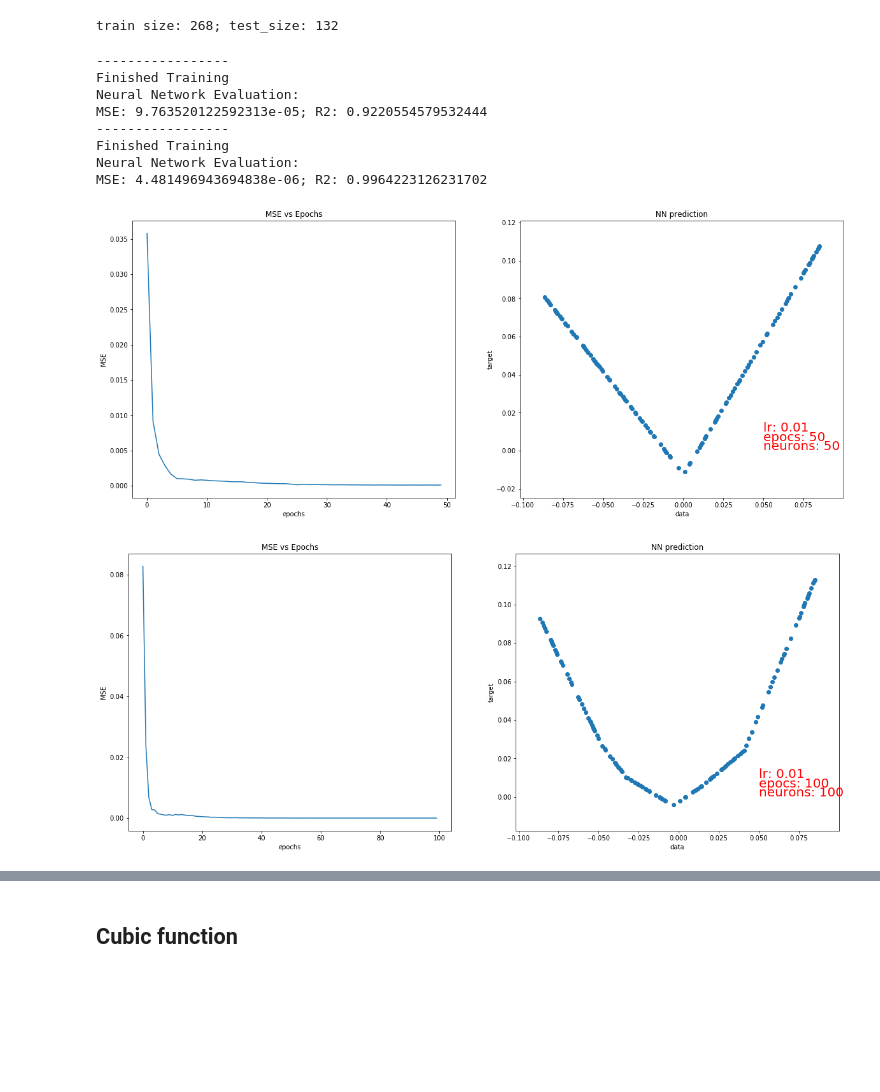
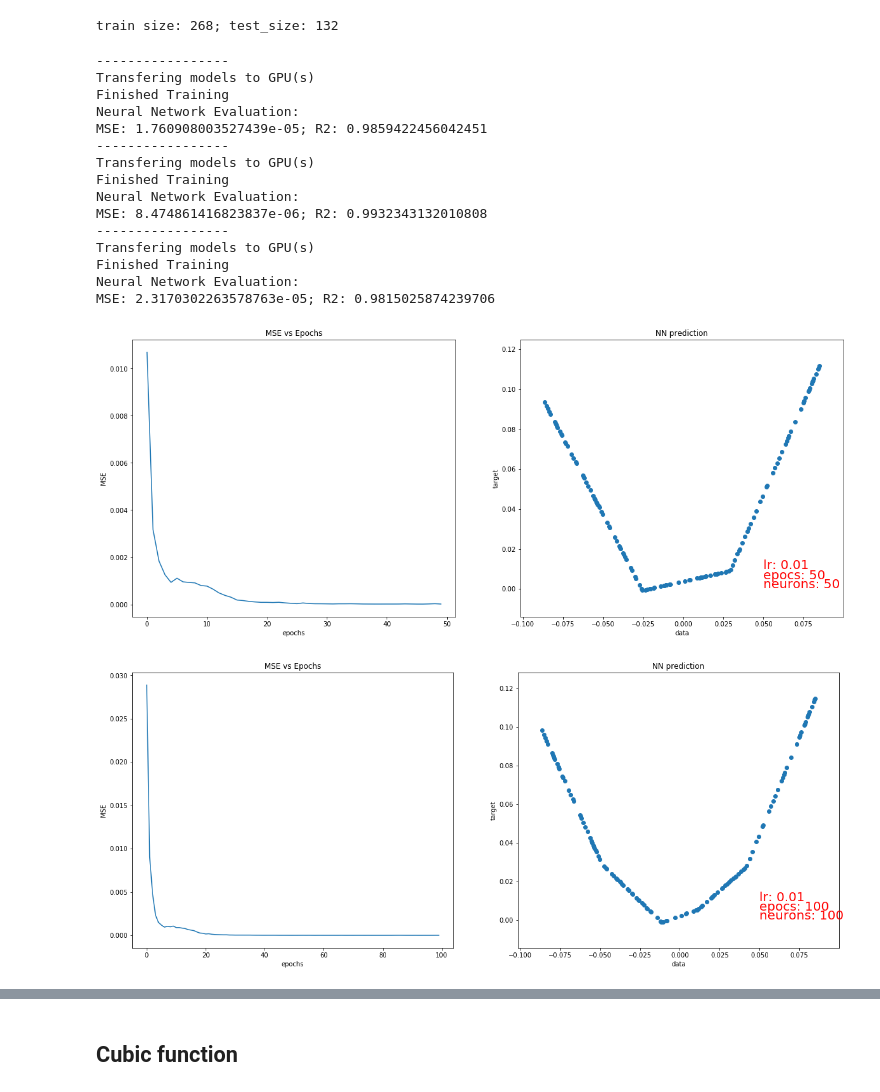
Before and after one commit to Miguel-Salgado/Neuralnets_universal_approximator, a Jupyter notebook: nn_as_universal_aproximator.ipynb, the cells around one changed output, grey strips where cells are left out. Drawn from its saved outputs; the diff is of its cells as text; code cells hidden in the pictures; blank space fills up the shorter version.

```diff
--- a/nn_as_universal_aproximator.ipynb
+++ b/nn_as_universal_aproximator.ipynb
@@ -208,37 +208,44 @@ trainloader = Data.DataLoader(
 # %% [output]
 train size: 268; test_size: 132
 # %%
-hidden_sizes = [50,100]
-epochs = [50,100]
-learning_rates = [0.01,0.01]
+hidden_sizes = [50,100,200]
+epochs = [50,100,200]
+learning_rates = [0.01,0.01,0.01]
 
 results = []
-for i in range(2):
+for i in range(3):
     print('-----------------')
 
     #create the neural network
     model = create_nn(hidden_sizes[i])
 
     #train the model
     stats = train(model, trainloader, epochs[i], learning_rates[i])
 
     #predict
     if use_gpu: y_pred = model(torch.from_numpy(X_test).cuda()).cpu()
     else: y_pred = model(torch.from_numpy(X_test))
 
     #evaluate
     mse, r2, fig = evaluate(stats,y_test,y_pred, learning_rates[i],epochs[i],hidden_sizes[i],'quadratic')
 
     #save results
     results.append({'model':model,'mse':mse,'r2':r2,'fig':fig})
 # %% [output]
 -----------------
+Transfering models to GPU(s)
 Finished Training
 Neural Network Evaluation:
-MSE: 9.763520122592313e-05; R2: 0.9220554579532444
+MSE: 1.760908003527439e-05; R2: 0.9859422456042451
 -----------------
+Transfering models to GPU(s)
 Finished Training
 Neural Network Evaluation:
-MSE: 4.481496943694838e-06; R2: 0.9964223126231702
+MSE: 8.474861416823837e-06; R2: 0.9932343132010808
+-----------------
+Transfering models to GPU(s)
+Finished Training
+Neural Network Evaluation:
+MSE: 2.3170302263578763e-05; R2: 0.9815025874239706
-[figure, old version]
+[figure, new version]
-[figure, old version]
+[figure, new version]
```
Also changed, not shown: parts of 4 cells of this notebook.
